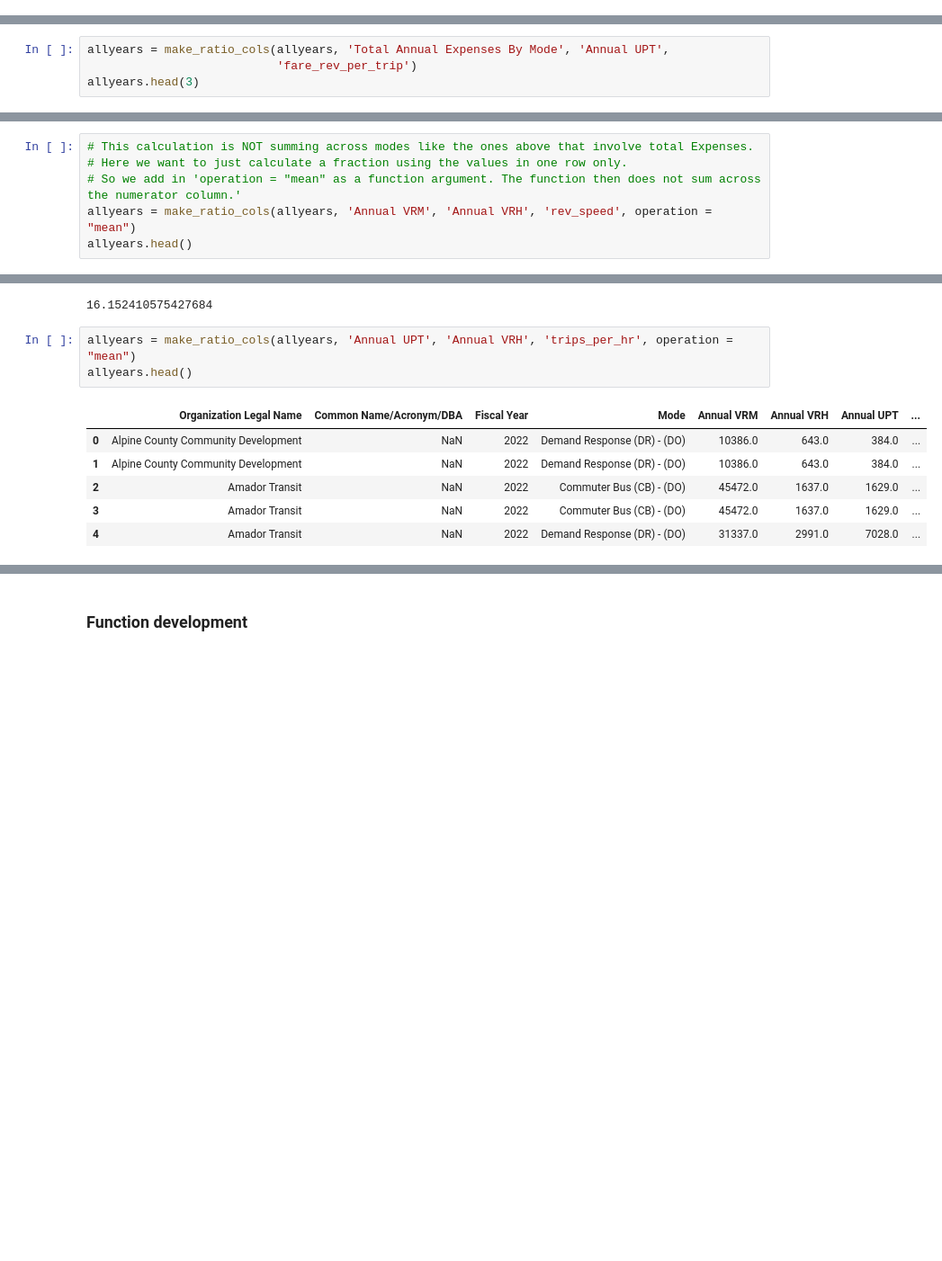
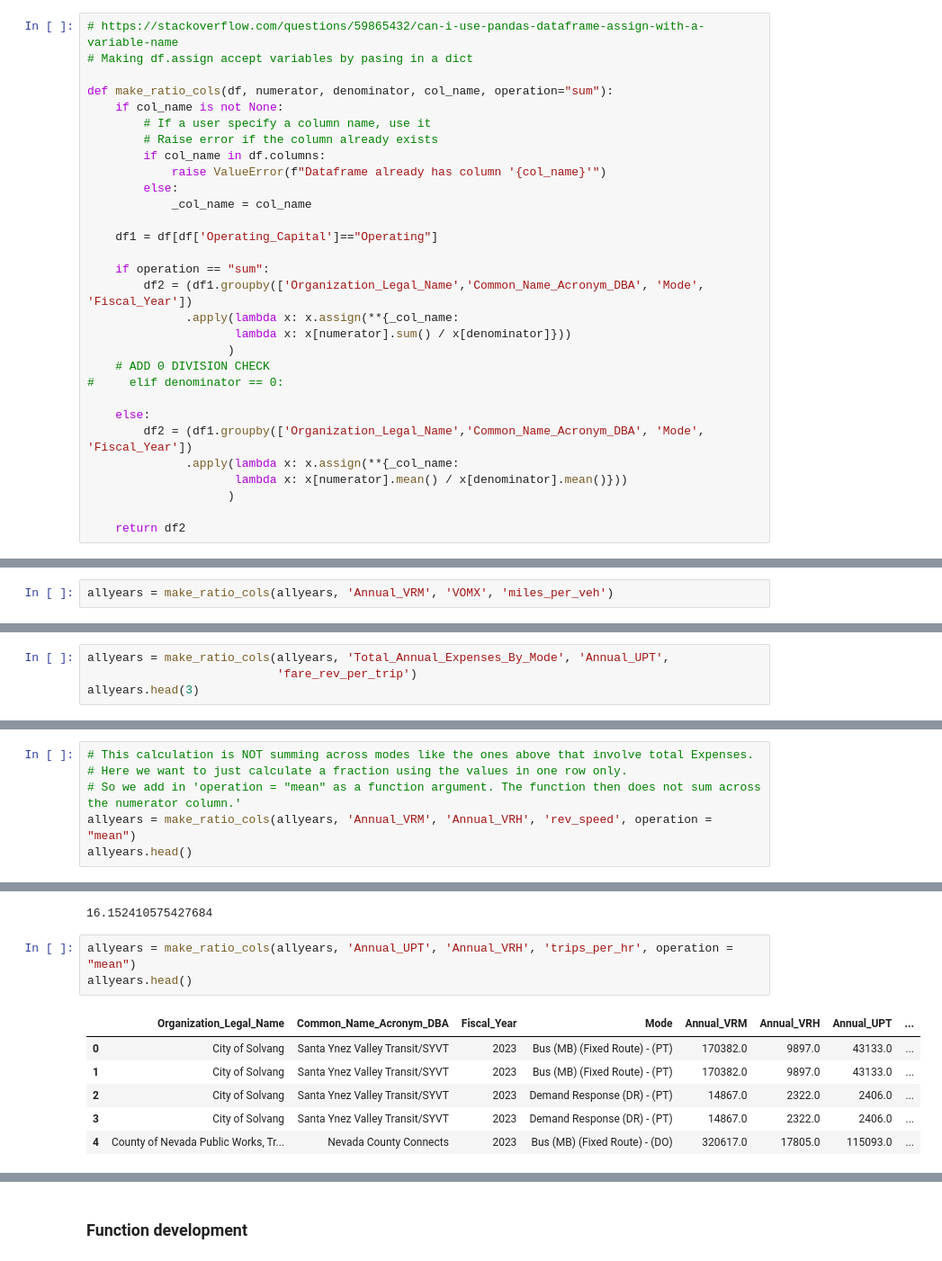
Before and after one commit to cal-itp/ntd-modernization, a Jupyter notebook: validation_tool/notebooks/3_rr20_service_validation_development.ipynb, the cells around one changed output, grey strips where cells are left out. Shown at 90% size. Drawn from its saved outputs; the diff is of its cells as text; blank space fills up the shorter version.

```diff
--- a/validation_tool/notebooks/3_rr20_service_validation_development.ipynb
+++ b/validation_tool/notebooks/3_rr20_service_validation_development.ipynb
@@ -333,0 +606,30 @@ allyears.head()
+# %%
+# https://stackoverflow.com/questions/59865432/can-i-use-pandas-dataframe-assign-with-a-variable-name
+# Making df.assign accept variables by pasing in a dict
+
+def make_ratio_cols(df, numerator, denominator, col_name, operation="sum"):
+    if col_name is not None:
+        # If a user specify a column name, use it
+        # Raise error if the column already exists
+        if col_name in df.columns:
+            raise ValueError(f"Dataframe already has column '{col_name}'")
+        else:
+            _col_name = col_name
+
+    df1 = df[df['Operating_Capital']=="Operating"]
+
+    if operation == "sum":
+        df2 = (df1.groupby(['Organization_Legal_Name','Common_Name_Acronym_DBA', 'Mode', 'Fiscal_Year'])
+              .apply(lambda x: x.assign(**{_col_name:
+                     lambda x: x[numerator].sum() / x[denominator]}))
+                    )
+    # ADD 0 DIVISION CHECK
+#     elif denominator == 0:
+
+    else:
+        df2 = (df1.groupby(['Organization_Legal_Name','Common_Name_Acronym_DBA', 'Mode', 'Fiscal_Year'])
+              .apply(lambda x: x.assign(**{_col_name:
+                     lambda x: x[numerator].mean() / x[denominator].mean()}))
+                    )
+
+    return df2
@@ -333,0 +654,2 @@ allyears.head()
+# %%
+allyears = make_ratio_cols(allyears, 'Annual_VRM', 'VOMX', 'miles_per_veh')
@@ -334,5 +661,5 @@ allyears.head()
 # %%
-allyears = make_ratio_cols(allyears, 'Total Annual Expenses By Mode', 'Annual UPT',
+allyears = make_ratio_cols(allyears, 'Total_Annual_Expenses_By_Mode', 'Annual_UPT',
                            'fare_rev_per_trip')
 allyears.head(3)
 # %% [output]
@@ -344,5 +671,5 @@ allyears.head(3)
 # This calculation is NOT summing across modes like the ones above that involve total Expenses.
 # Here we want to just calculate a fraction using the values in one row only.
 # So we add in 'operation = "mean" as a function argument. The function then does not sum across the numerator column.'
-allyears = make_ratio_cols(allyears, 'Annual VRM', 'Annual VRH', 'rev_speed', operation = "mean")
+allyears = make_ratio_cols(allyears, 'Annual_VRM', 'Annual_VRH', 'rev_speed', operation = "mean")
 allyears.head()
@@ -359,13 +679,13 @@ allyears.head()
 # %% [output]
 16.152410575427684
 # %%
-allyears = make_ratio_cols(allyears, 'Annual UPT', 'Annual VRH', 'trips_per_hr', operation = "mean")
+allyears = make_ratio_cols(allyears, 'Annual_UPT', 'Annual_VRH', 'trips_per_hr', operation = "mean")
 allyears.head()
 # %% [output]
-|  | Organization Legal Name | Common Name/Acronym/DBA | Fiscal Year | Mode | Annual VRM | Annual VRH | Annual UPT | ... |
-| 0 | Alpine County Community Development | NaN | 2022 | Demand Response (DR) - (DO) | 10386.0 | 643.0 | 384.0 | ... |
-| 1 | Alpine County Community Development | NaN | 2022 | Demand Response (DR) - (DO) | 10386.0 | 643.0 | 384.0 | ... |
-| 2 | Amador Transit | NaN | 2022 | Commuter Bus (CB) - (DO) | 45472.0 | 1637.0 | 1629.0 | ... |
-| 3 | Amador Transit | NaN | 2022 | Commuter Bus (CB) - (DO) | 45472.0 | 1637.0 | 1629.0 | ... |
-| 4 | Amador Transit | NaN | 2022 | Demand Response (DR) - (DO) | 31337.0 | 2991.0 | 7028.0 | ... |
+|  | Organization_Legal_Name | Common_Name_Acronym_DBA | Fiscal_Year | Mode | Annual_VRM | Annual_VRH | Annual_UPT | ... |
+| 0 | City of Solvang | Santa Ynez Valley Transit/SYVT | 2023 | Bus (MB) (Fixed Route) - (PT) | 170382.0 | 9897.0 | 43133.0 | ... |
+| 1 | City of Solvang | Santa Ynez Valley Transit/SYVT | 2023 | Bus (MB) (Fixed Route) - (PT) | 170382.0 | 9897.0 | 43133.0 | ... |
+| 2 | City of Solvang | Santa Ynez Valley Transit/SYVT | 2023 | Demand Response (DR) - (PT) | 14867.0 | 2322.0 | 2406.0 | ... |
+| 3 | City of Solvang | Santa Ynez Valley Transit/SYVT | 2023 | Demand Response (DR) - (PT) | 14867.0 | 2322.0 | 2406.0 | ... |
+| 4 | County of Nevada Public Works, Tr... | Nevada County Connects | 2023 | Bus (MB) (Fixed Route) - (DO) | 320617.0 | 17805.0 | 115093.0 | ... |
 # %%
```
Also changed, not shown: parts of 53 cells of this notebook, 2 other files.
